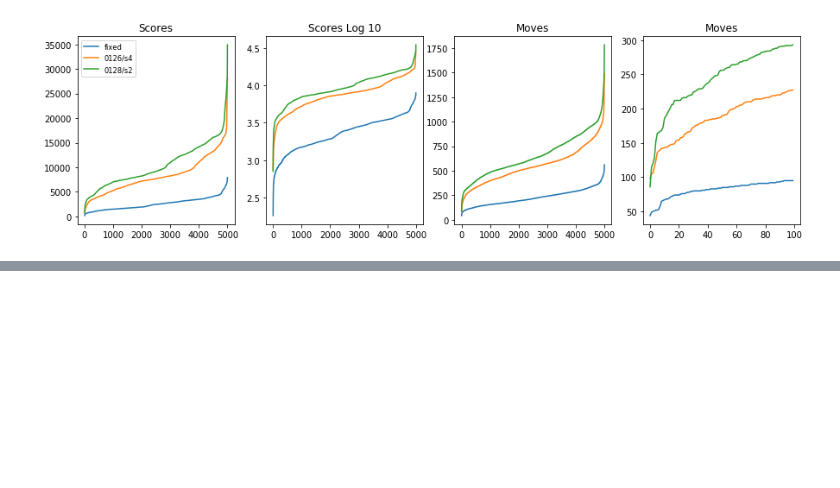
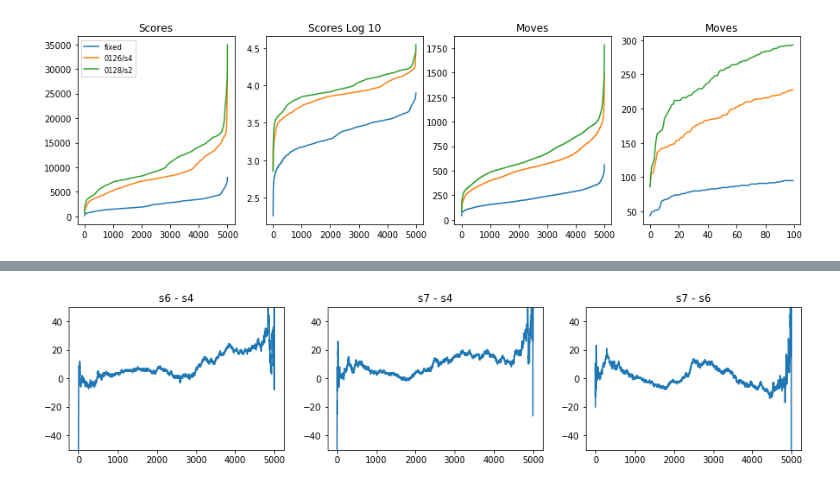
Before and after one commit to fqjin/2048NN, a Jupyter notebook: notebooks/compare_models.ipynb, the cells around one changed output, grey strips where cells are left out. Saved outputs shown, nothing was run; the diff lists cells and outputs as text; code cells hidden in the pictures; blank space fills up the shorter version.

```diff
--- a/notebooks/compare_models.ipynb
+++ b/notebooks/compare_models.ipynb
@@ -195,0 +225,17 @@ Seed 2 (best on 10x 50-game eval) is still best
+# %%
+plt.figure(figsize=(15,3))
+plt.subplot(131)
+plt.plot(m_list[2] - m_list[0])
+plt.title('s6 - s4')
+plt.ylim([-50, 50])
+plt.subplot(132)
+plt.plot(m_list[3] - m_list[0])
+plt.title('s7 - s4')
+plt.ylim([-50, 50])
+plt.subplot(133)
+plt.plot(m_list[3] - m_list[2])
+plt.title('s7 - s6')
+plt.ylim([-50, 50])
+plt.show()
+# %% [output]
+[figure, added]
```
Also changed, not shown: parts of 7 cells of this notebook, 4 other files.
